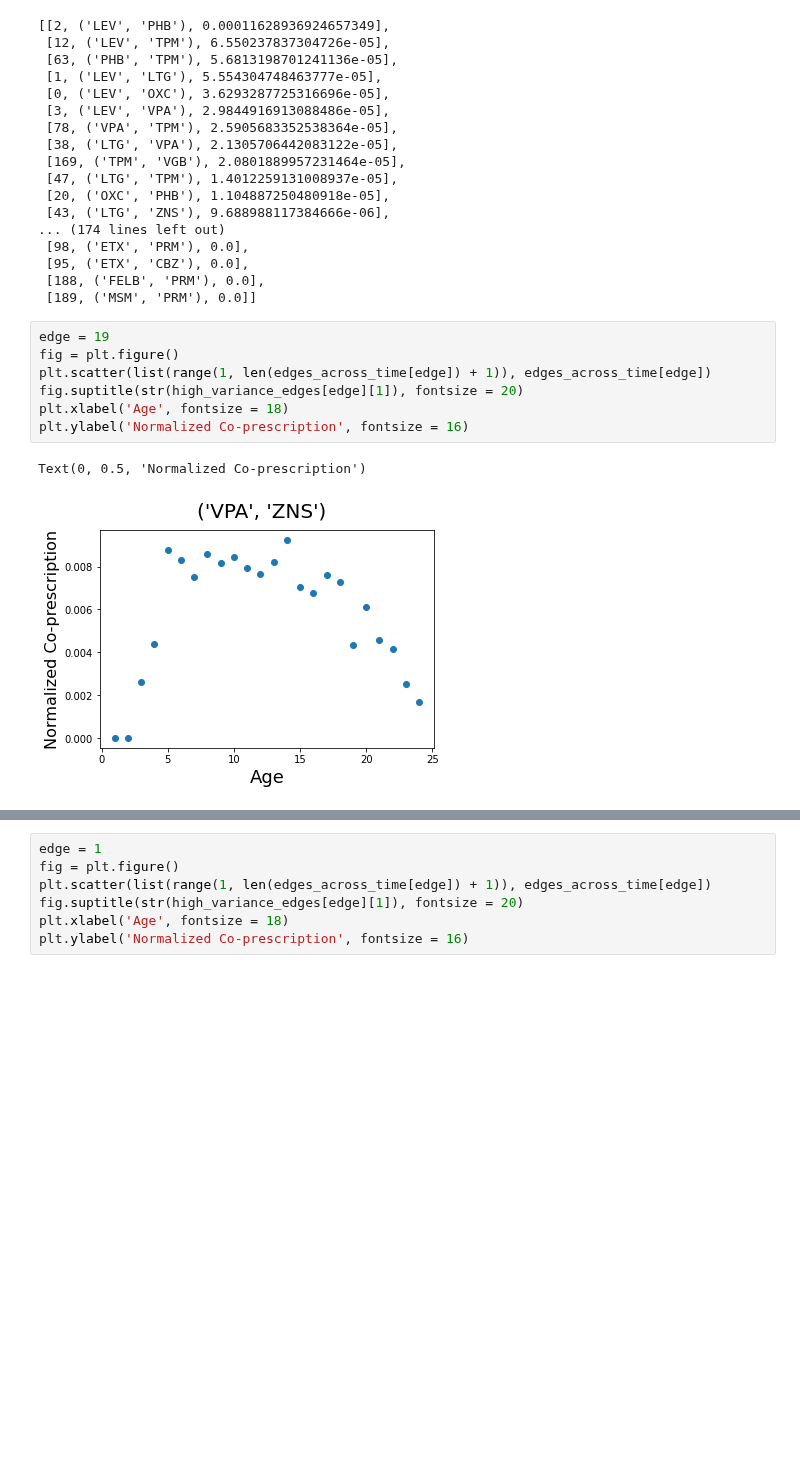
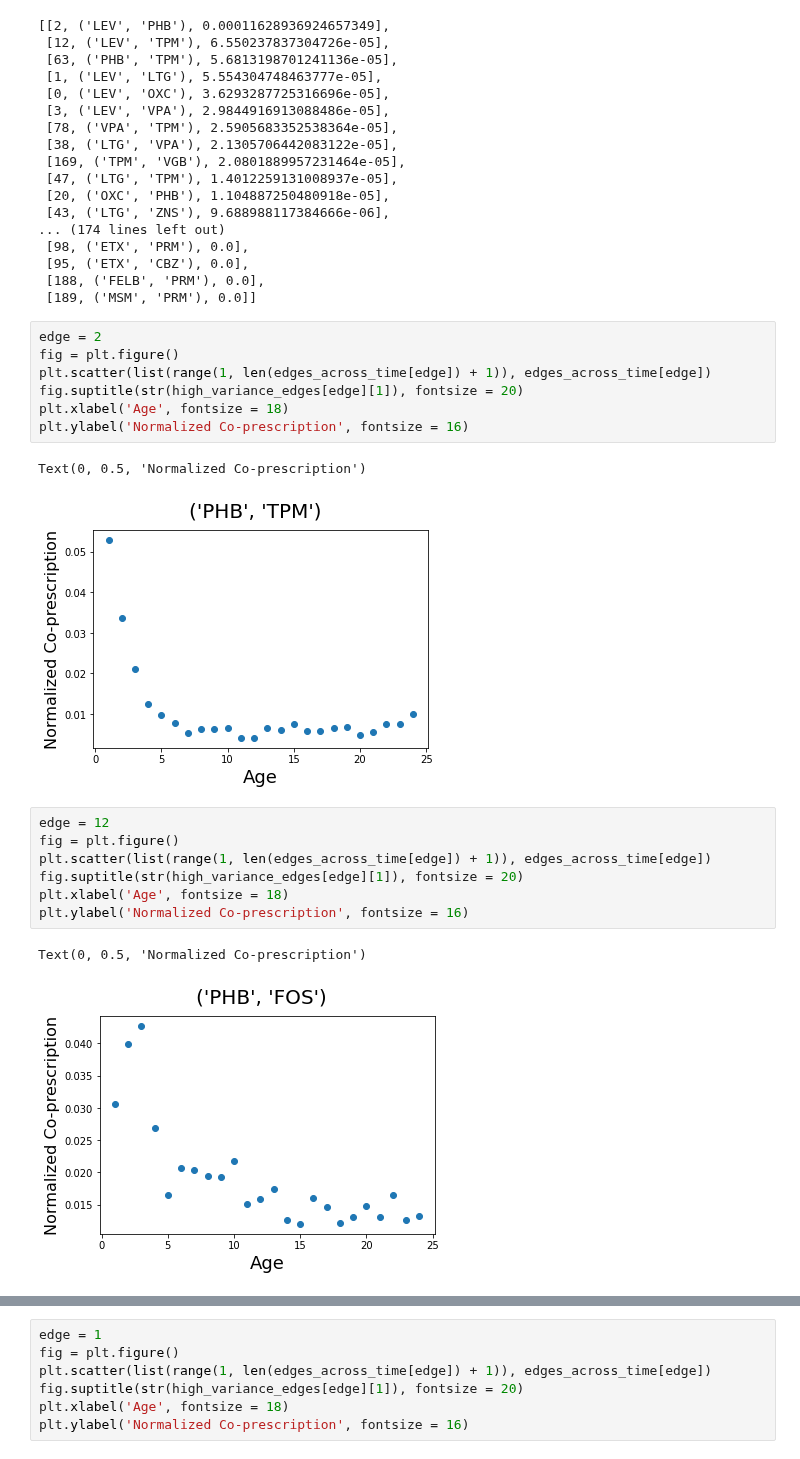
Before and after one commit to spatank/CIS-545, a Jupyter notebook: project_SPP.ipynb, the cells around one changed output, grey strips where cells are left out. Saved outputs shown, nothing was run; the diff lists cells and outputs as text; blank space fills up the shorter version.

```diff
--- a/project_SPP.ipynb
+++ b/project_SPP.ipynb
@@ -88,7 +88,7 @@ high_variance_edges
  [188, ('FELB', 'PRM'), 0.0],
  [189, ('MSM', 'PRM'), 0.0]]
 # %%
-edge = 19
+edge = 2
 fig = plt.figure()
 plt.scatter(list(range(1, len(edges_across_time[edge]) + 1)), edges_across_time[edge])
 fig.suptitle(str(high_variance_edges[edge][1]), fontsize = 20)
@@ -96,4 +96,14 @@ plt.xlabel('Age', fontsize = 18)
 plt.ylabel('Normalized Co-prescription', fontsize = 16)
 # %% [output]
 Text(0, 0.5, 'Normalized Co-prescription')
-[figure, old version]
+[figure, new version]
+# %%
+edge = 12
+fig = plt.figure()
+plt.scatter(list(range(1, len(edges_across_time[edge]) + 1)), edges_across_time[edge])
+fig.suptitle(str(high_variance_edges[edge][1]), fontsize = 20)
+plt.xlabel('Age', fontsize = 18)
+plt.ylabel('Normalized Co-prescription', fontsize = 16)
+# %% [output]
+Text(0, 0.5, 'Normalized Co-prescription')
+[figure, added]
```
Also changed, not shown: parts of 4 cells of this notebook.
